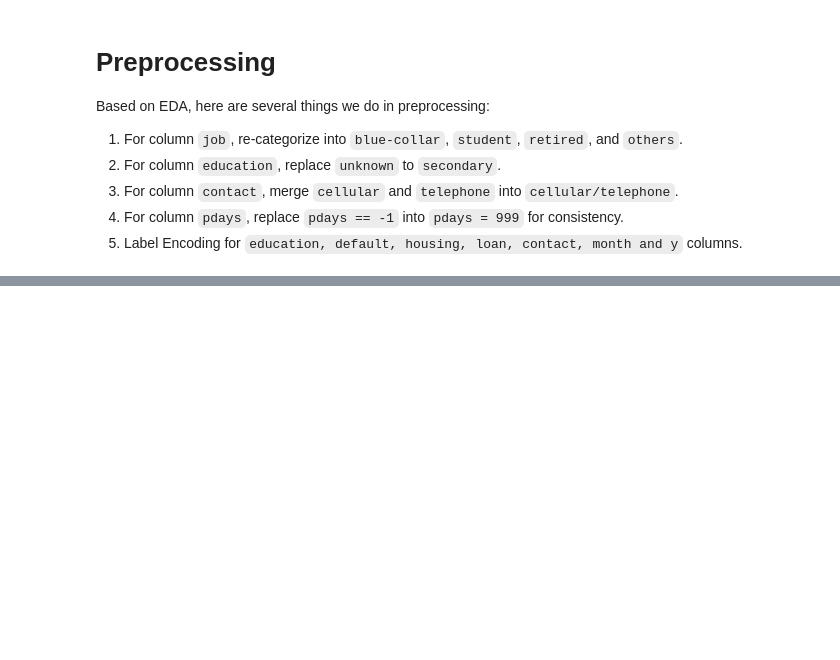
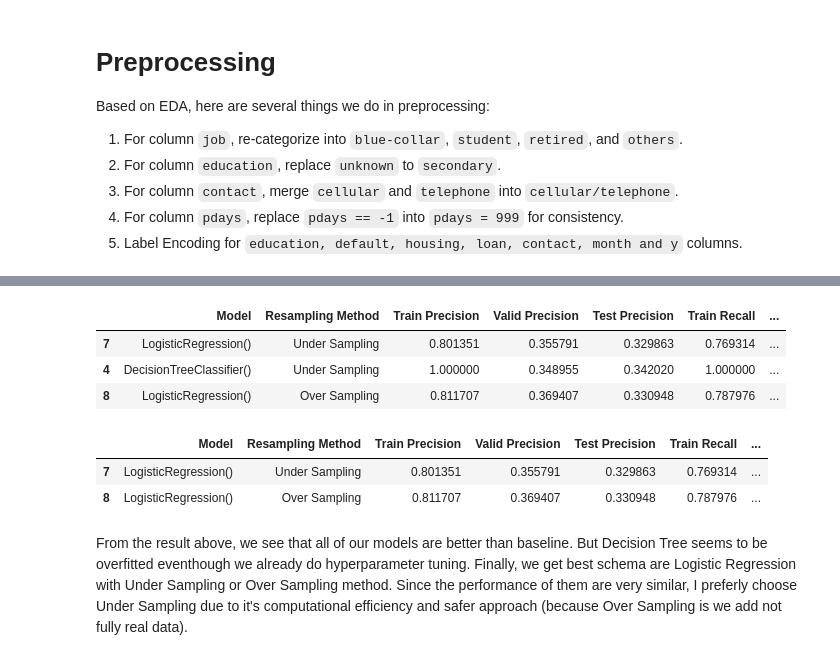
Before and after one commit to carloabimanyu/bank-marketing, a Jupyter notebook: notebooks/notebook.ipynb, the cells around one changed output, grey strips where cells are left out. Cells and saved outputs as stored; diff of their text form; code cells hidden in the pictures; blank space fills up the shorter version.

```diff
--- a/notebooks/notebook.ipynb
+++ b/notebooks/notebook.ipynb
@@ -521,0 +666,15 @@ print(preprocessing(train_rus)["poutcome"].unique())
+# %%
+x.head(3)
+# %% [output]
+|  | Model | Resampling Method | Train Precision | Valid Precision | Test Precision | Train Recall | ... |
+| 7 | LogisticRegression() | Under Sampling | 0.801351 | 0.355791 | 0.329863 | 0.769314 | ... |
+| 4 | DecisionTreeClassifier() | Under Sampling | 1.000000 | 0.348955 | 0.342020 | 1.000000 | ... |
+| 8 | LogisticRegression() | Over Sampling | 0.811707 | 0.369407 | 0.330948 | 0.787976 | ... |
+# %%
+x[(x["Model"] == x["Model"].unique()[0]) & (x["Resampling Method"] != "Default")]
+# %% [output]
+|  | Model | Resampling Method | Train Precision | Valid Precision | Test Precision | Train Recall | ... |
+| 7 | LogisticRegression() | Under Sampling | 0.801351 | 0.355791 | 0.329863 | 0.769314 | ... |
+| 8 | LogisticRegression() | Over Sampling | 0.811707 | 0.369407 | 0.330948 | 0.787976 | ... |
+# %% [markdown]
+From the result above, we see that all of our models are better than baseline. But Decision Tree seems to be overfitted eventhough we already do hyperparameter tuning. Finally, we get best schema are Logistic Regression with Under Sampling or Over Sampling method. Since the performance of them are very similar, I preferly choose Under Sampling due to it's computational efficiency and safer approach (because Over Sampling is we add not fully real data).
```
Also changed, not shown: parts of 19 cells of this notebook, 7 other files.
